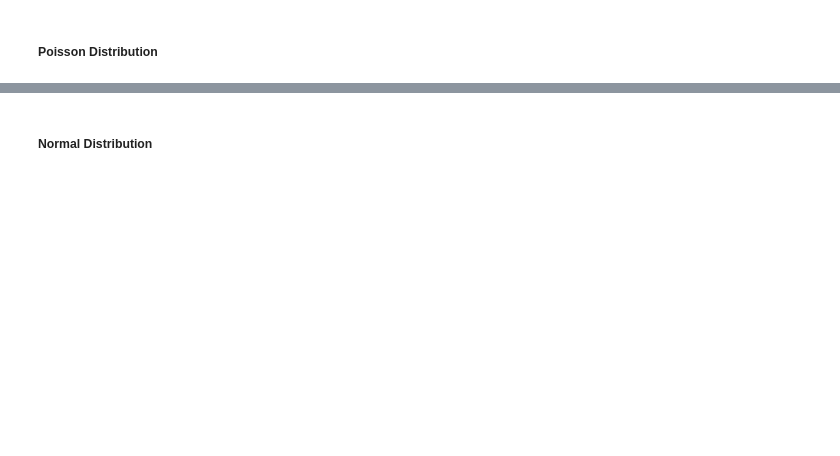
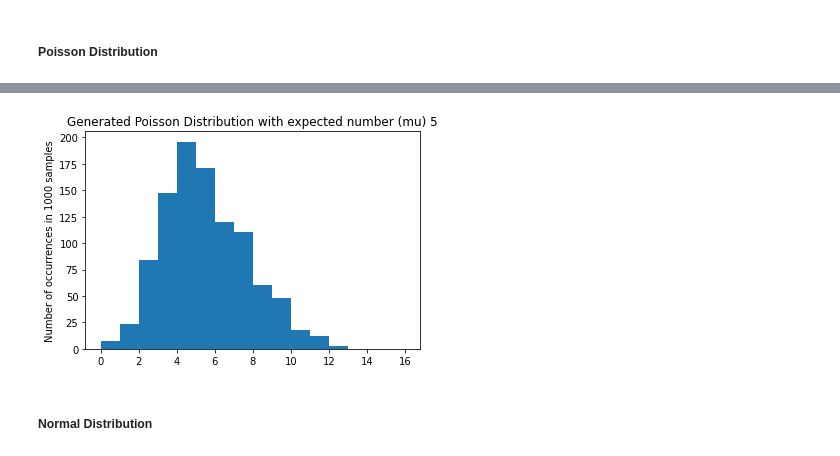
Before and after one commit to meganenglert/CISC367, a Jupyter notebook: Week 6/Statistics Workbook.ipynb, the cells around one changed output, grey strips where cells are left out. Cells and saved outputs as stored; diff of their text form; code cells hidden in the pictures; blank space fills up the shorter version.

```diff
--- a/Week 6/Statistics Workbook.ipynb
+++ b/Week 6/Statistics Workbook.ipynb
@@ -118,2 +164,10 @@ plt.show()
+# %%
+random_variables = stats.poisson.rvs(5, size=1000)
+plt.hist(random_variables, bins = [0,1,2,3,4,5,6,7,8,9,10,11,12,13,14,15,16])
+plt.title("Generated Poisson Distribution with expected number (mu) 5")
+plt.ylabel("Number of occurrences in 1000 samples")
+plt.show()
+# %% [output]
+[figure, added]
 # %% [markdown]
 ##### Normal Distribution
```
Also changed, not shown: parts of 15 cells of this notebook.
